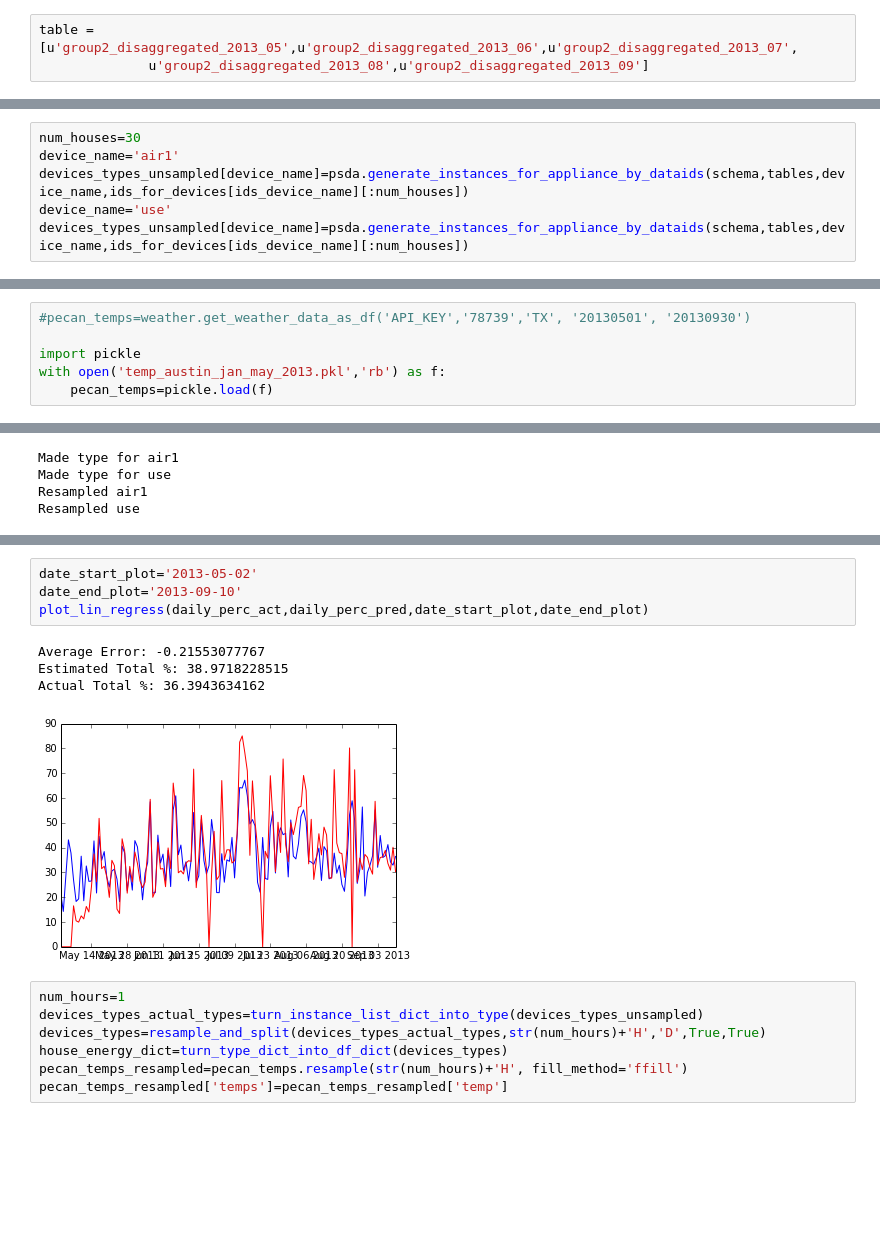
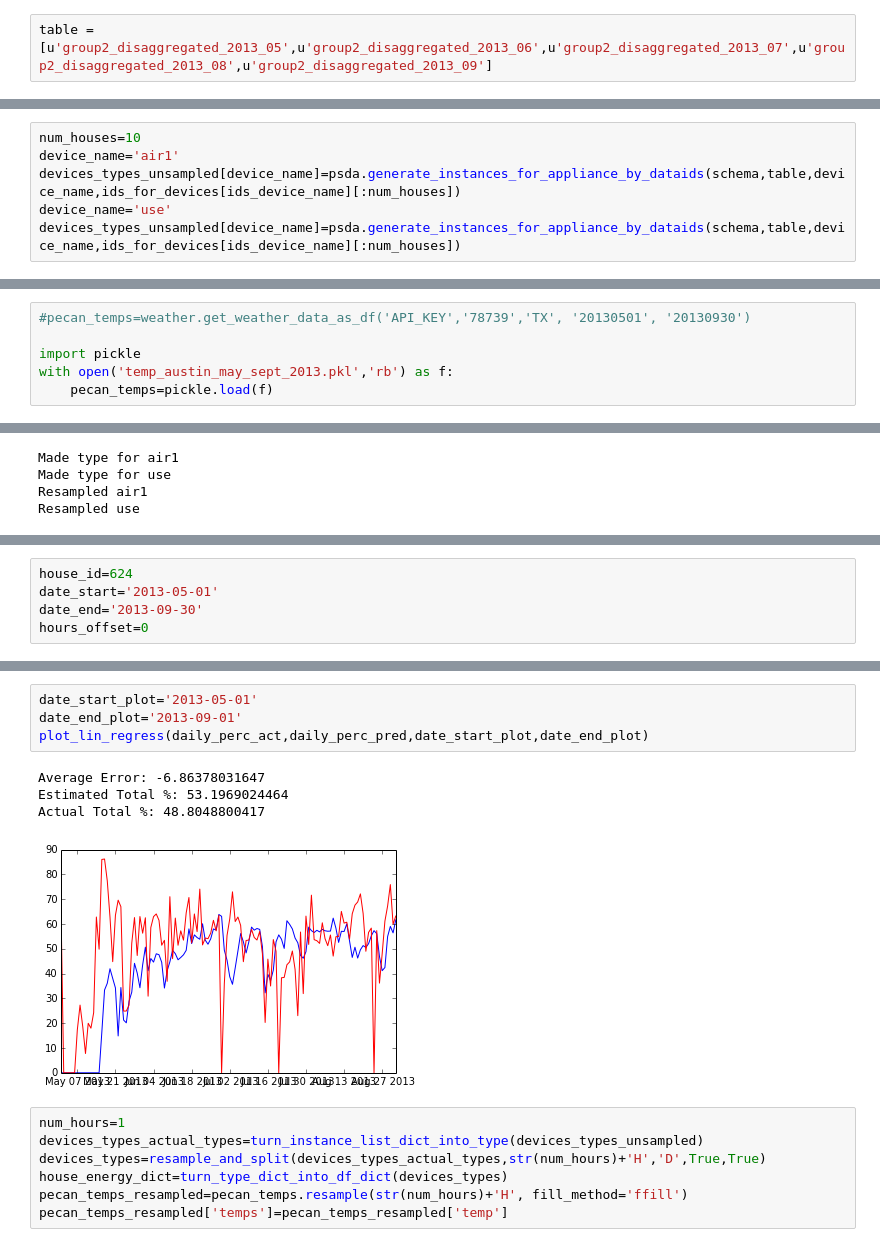
Before and after one commit to dssg/wikienergy, a Jupyter notebook: proto/weather/weather_normalized_regression-Pecan-validated.ipynb, the cells around one changed output, grey strips where cells are left out. Drawn from its saved outputs; the diff is of its cells as text; blank space fills up the shorter version.

```diff
--- a/proto/weather/weather_normalized_regression-Pecan-validated.ipynb
+++ b/proto/weather/weather_normalized_regression-Pecan-validated.ipynb
@@ -37,19 +38,18 @@ print tables
 # %% [output]
 [u'group1_disaggregated_2013_07', u'group2_disaggregated_2013_05', u'group2_disaggregated_2013_11', u'group2_disaggregated_2013_08', u'group1_disaggregated_2013_01', u'group1_disaggregated_2013_08', u ...
 # %%
-table = [u'group2_disaggregated_2013_05',u'group2_disaggregated_2013_06',u'group2_disaggregated_2013_07',
-              u'group2_disaggregated_2013_08',u'group2_disaggregated_2013_09']
+table = [u'group2_disaggregated_2013_05',u'group2_disaggregated_2013_06',u'group2_disaggregated_2013_07',u'group2_disaggregated_2013_08',u'group2_disaggregated_2013_09']
 # %%
 #Gets id's associated with a device and generates types for each ids
 ids_for_devices={}
 ids_device_name='air1'
 ids_for_devices[ids_device_name]=psda.get_dataids_with_real_values(schema,table[4],ids_device_name)
 # %%
-num_houses=30
+num_houses=10
 device_name='air1'
-devices_types_unsampled[device_name]=psda.generate_instances_for_appliance_by_dataids(schema,tables,device_name,ids_for_devices[ids_device_name][:num_houses])
+devices_types_unsampled[device_name]=psda.generate_instances_for_appliance_by_dataids(schema,table,device_name,ids_for_devices[ids_device_name][:num_houses])
 device_name='use'
-devices_types_unsampled[device_name]=psda.generate_instances_for_appliance_by_dataids(schema,tables,device_name,ids_for_devices[ids_device_name][:num_houses])
+devices_types_unsampled[device_name]=psda.generate_instances_for_appliance_by_dataids(schema,table,device_name,ids_for_devices[ids_device_name][:num_houses])
 # %% [output]
 select air1,utc_15min from "PecanStreet_CuratedSets".group2_disaggregated_2013_05 where dataid=93
 select air1,utc_15min from "PecanStreet_CuratedSets".group2_disaggregated_2013_06 where dataid=93
@@ -72,5 +72,5 @@ select use,utc_15min from "PecanStreet_CuratedSets".group2_disaggregated_2013_05
 #pecan_temps=weather.get_weather_data_as_df('API_KEY','78739','TX', '20130501', '20130930')
 
 import pickle
-with open('temp_austin_jan_may_2013.pkl','rb') as f:
+with open('temp_austin_may_sept_2013.pkl','rb') as f:
     pecan_temps=pickle.load(f)
@@ -94,3 +107,8 @@ Resampled use
+# %%
+house_id=624
+date_start='2013-05-01'
+date_end='2013-09-30'
+hours_offset=0
 # %%
 cal_temps=pecan_temps_resampled[date_start:date_end]
 cal_temps=remove_outliers(cal_temps,-200,num_hours)
@@ -118,12 +144,12 @@ plt.plot(x,y2,'c')
 # %%
-date_start_plot='2013-05-02'
-date_end_plot='2013-09-10'
+date_start_plot='2013-05-01'
+date_end_plot='2013-09-01'
 plot_lin_regress(daily_perc_act,daily_perc_pred,date_start_plot,date_end_plot)
 # %% [output]
-Average Error: -0.21553077767
-Estimated Total %: 38.9718228515
-Actual Total %: 36.3943634162
+Average Error: -6.86378031647
+Estimated Total %: 53.1969024464
+Actual Total %: 48.8048800417
-[figure, old version]
+[figure, new version]
 # %%
 num_hours=1
 devices_types_actual_types=turn_instance_list_dict_into_type(devices_types_unsampled)
```
Also changed, not shown: parts of 12 cells of this notebook, 4 other files.
